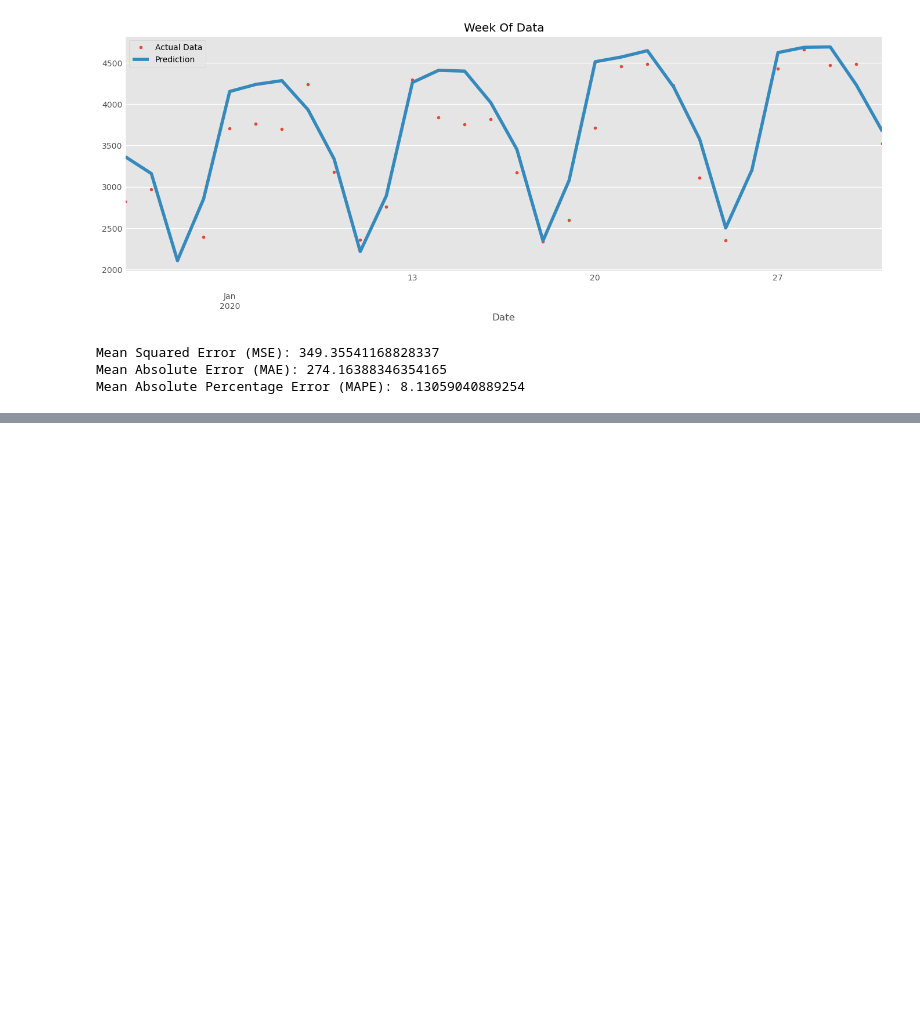
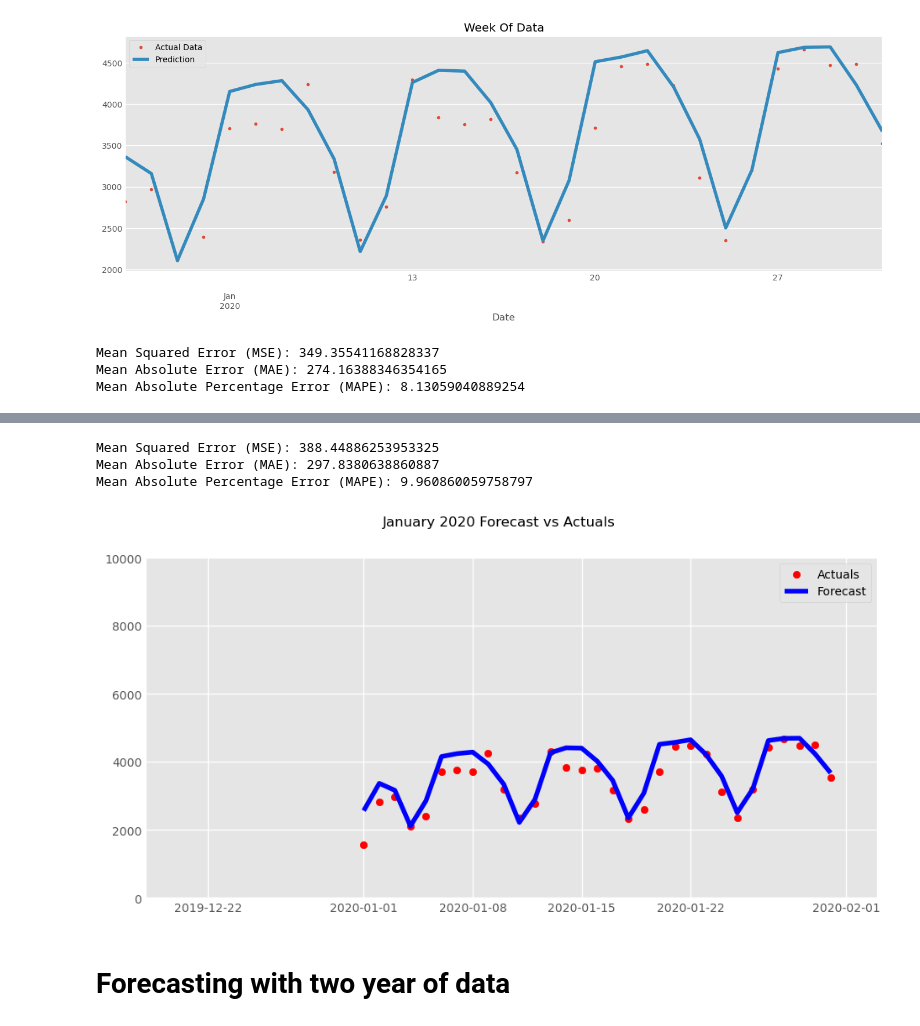
Before and after one commit to sebgro98/traffic-prediction, a Jupyter notebook: XGBoost.ipynb, the cells around one changed output, grey strips where cells are left out. Saved outputs shown, nothing was run; the diff lists cells and outputs as text; code cells hidden in the pictures; blank space fills up the shorter version.

```diff
--- a/XGBoost.ipynb
+++ b/XGBoost.ipynb
@@ -260,0 +354,54 @@ Mean Absolute Percentage Error (MAPE): 8.13059040889254
+# %%
+# Filter the DataFrame for the specified period
+period_data2 = test2.loc[(test2.index >= split_date2) & (test2.index < test_end_date2)]
+
+# Extract the actual values and predictions for the specified period
+actual_values2 = period_data2[TARGET2]
+predictions2 = period_data2['Predictions2']
+
+# Calculate Mean Squared Error (MSE)
+mse2 = mean_squared_error(actual_values2, predictions2)
+
+# Calculate Mean Absolute Error (MAE)
+mae2 = mean_absolute_error(actual_values2, predictions2)
+
+# Calculate Mean Absolute Percentage Error (MAPE)
+mape2 = np.mean(np.abs((actual_values2 - predictions2) / actual_values2)) * 100
+
+# Print the results
+print("Mean Squared Error (MSE):", np.sqrt(mse2))
+print("Mean Absolute Error (MAE):", mae2)
+print("Mean Absolute Percentage Error (MAPE):", mape2)
+# %% [output]
+Mean Squared Error (MSE): 388.44886253953325
+Mean Absolute Error (MAE): 297.8380638860887
+Mean Absolute Percentage Error (MAPE): 9.960860059758797
+# %%
+
+# Create a new figure and axis object for the plot
+fig, ax = plt.subplots(figsize=(10, 5))
+
+# Scatter plot of the actual values
+ax.scatter(test2.index, test2['Page.Loads'], color='r', label='Actuals')
+
+# Plot the forecast
+ax.plot(test2.index, test2['Predictions2'], color='b', label='Forecast')
+
+# Set x-axis limits for the specific month
+ax.set_xlim(left=pd.Timestamp('2019-12-18'), right=pd.Timestamp('2020-02-03'))
+
+# Set y-axis limits
+ax.set_ylim(0, 10000)
+
+# Set the title
+plt.suptitle('January 2020 Forecast vs Actuals')
+
+# Add a legend
+plt.legend()
+
+# Show the plot
+plt.show()
+# %% [output]
+[figure, added]
+# %% [markdown]
+# Forecasting with two year of data
```
Also changed, not shown: parts of 22 cells of this notebook.
